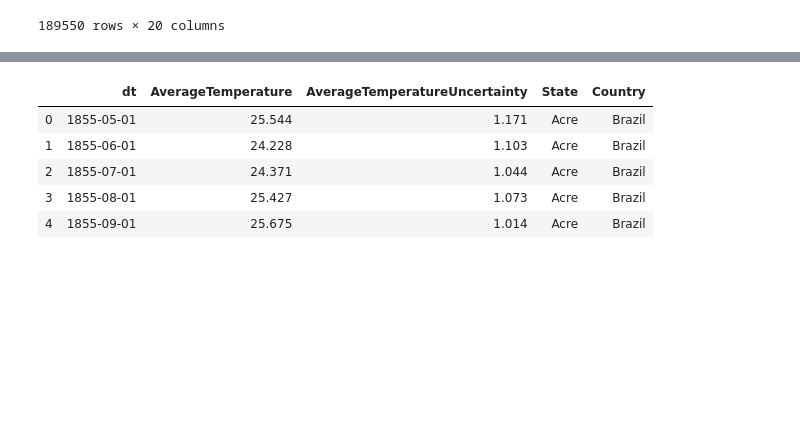
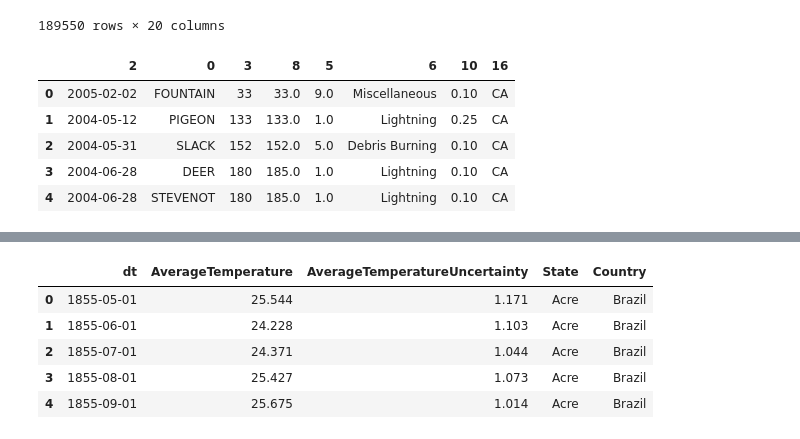
Before and after one commit to arjunng/ETL-Project, a Jupyter notebook: ETL_project.ipynb, the cells around one changed output, grey strips where cells are left out. Cells and saved outputs as stored; diff of their text form; code cells hidden in the pictures; blank space fills up the shorter version.

```diff
--- a/ETL_project.ipynb
+++ b/ETL_project.ipynb
@@ -19,3 +19,5 @@ conn = sqlite3.connect("/Users/arjunnanjegowda/Desktop/DABC/GitLab_Repository/KU
+# %%
+conn = sqlite3.connect("FPA_FOD_20170508.sqlite")
 # %%
 c = conn.cursor()
 sqlSTMT = f'select FIRE_NAME,FIRE_YEAR,date(DISCOVERY_DATE),DISCOVERY_DOY,DISCOVERY_TIME,STAT_CAUSE_CODE,STAT_CAUSE_DESCR,date(CONT_DATE),CONT_DOY,CONT_TIME,FIRE_SIZE,FIRE_SIZE_CLASS,LATITUDE,LONGITUDE,OWNER_CODE,OWNER_DESCR,STATE,COUNTY,FIPS_CODE,FIPS_NAME from Fires WHERE STATE="CA";'
@@ -39,3 +41,16 @@ df_fire.sort_values(by=1,ascending=True)
 | 180761 | COTTON | 2015 | 2015-10-12 | 285 | 1458 | 9.0 | Miscellaneous | 2015-10-12 | 285.0 | 1712 | 3.50 | ... |
 | 189549 | BARKER BL BIG_BEAR_LAKE_ | 2015 | 2015-03-14 | 73 | 2128 | 9.0 | Miscellaneous | None | NaN | None | 0.10 | ... |
 189550 rows × 20 columns
+# %%
+# Extract desired columns from the California only fire data frame in the order desired
+# new_df_fire = df_fire[[0, 2, 3, 5, 6, 8, 10, 16]]
+new_df_fire = df_fire[[2, 0, 3, 8, 5, 6, 10, 16]]
+
+new_df_fire.head()
+# %% [output]
+|  | 2 | 0 | 3 | 8 | 5 | 6 | 10 | 16 |
+| 0 | 2005-02-02 | FOUNTAIN | 33 | 33.0 | 9.0 | Miscellaneous | 0.10 | CA |
+| 1 | 2004-05-12 | PIGEON | 133 | 133.0 | 1.0 | Lightning | 0.25 | CA |
+| 2 | 2004-05-31 | SLACK | 152 | 152.0 | 5.0 | Debris Burning | 0.10 | CA |
+| 3 | 2004-06-28 | DEER | 180 | 185.0 | 1.0 | Lightning | 0.10 | CA |
+| 4 | 2004-06-28 | STEVENOT | 180 | 185.0 | 1.0 | Lightning | 0.10 | CA |
```
Also changed, not shown: parts of 18 cells of this notebook.
